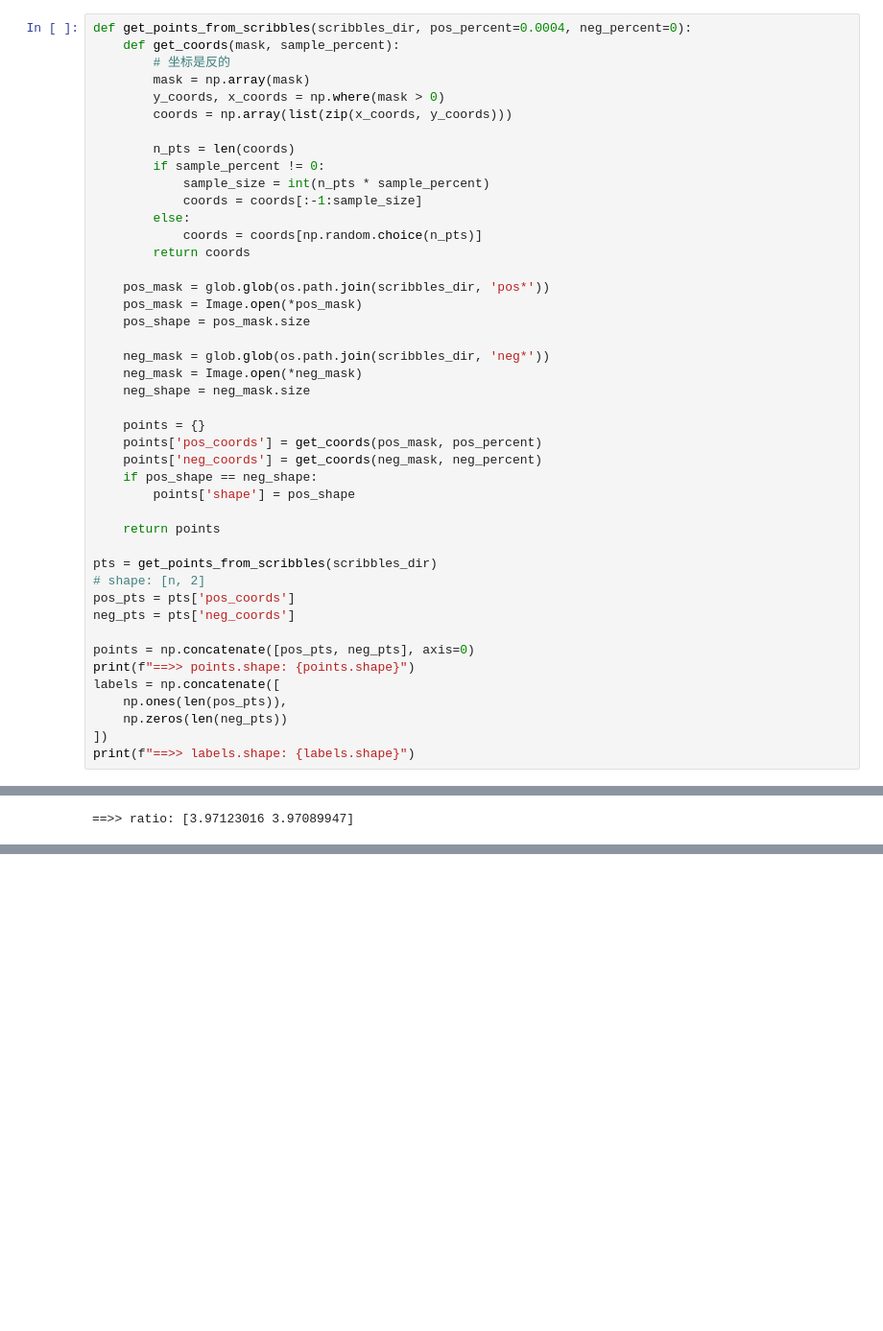
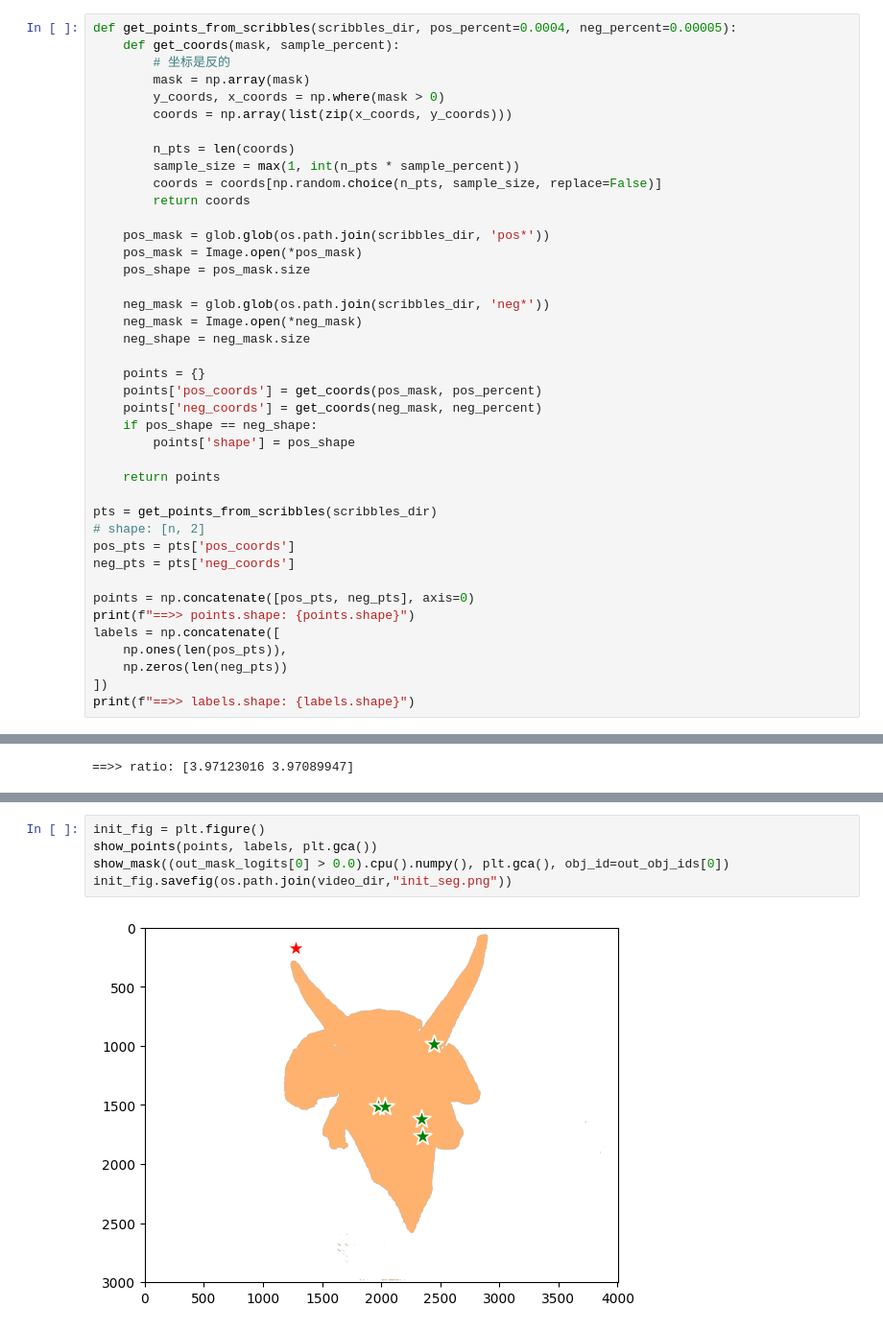
Before and after one commit to Zhengyu-Hu/eval-seg, a Jupyter notebook: demo.ipynb, the cells around one changed output, grey strips where cells are left out. Shown: that part at 96% size. Cells and saved outputs as stored; diff of their text form; blank space fills up the shorter version.

```diff
--- a/demo.ipynb
+++ b/demo.ipynb
@@ -46,7 +46,7 @@ def trans_frames_name(src, dst, new_name, suffix=('jpeg', 'jpg', 'JPG', 'JPEG'))
 trans_frames_name(reference_dir, video_dir, '0.JPG')
 trans_frames_name(masks_dir, video_dir, '1.JPG')
 # %%
-def get_points_from_scribbles(scribbles_dir, pos_percent=0.0004, neg_percent=0):
+def get_points_from_scribbles(scribbles_dir, pos_percent=0.0004, neg_percent=0.00005):
     def get_coords(mask, sample_percent):
         # 坐标是反的
         mask = np.array(mask)
@@ -54,11 +54,8 @@ def get_points_from_scribbles(scribbles_dir, pos_percent=0.0004, neg_percent=0):
         coords = np.array(list(zip(x_coords, y_coords)))
 
         n_pts = len(coords)
-        if sample_percent != 0:
-            sample_size = int(n_pts * sample_percent)
-            coords = coords[:-1:sample_size]
-        else:
-            coords = coords[np.random.choice(n_pts)]
+        sample_size = max(1, int(n_pts * sample_percent))
+        coords = coords[np.random.choice(n_pts, sample_size, replace=False)]
         return coords
 
     pos_mask = glob.glob(os.path.join(scribbles_dir, 'pos*'))
@@ -116,0 +113,7 @@ show_mask((out_mask_logits[0] > 0.0).cpu().numpy(), plt.gca(), obj_id=out_obj_id
+# %%
+init_fig = plt.figure()
+show_points(points, labels, plt.gca())
+show_mask((out_mask_logits[0] > 0.0).cpu().numpy(), plt.gca(), obj_id=out_obj_ids[0])
+init_fig.savefig(os.path.join(video_dir,"init_seg.png"))
+# %% [output]
+[figure, added]
```
Also changed, not shown: parts of 4 cells of this notebook, 3 other files.
